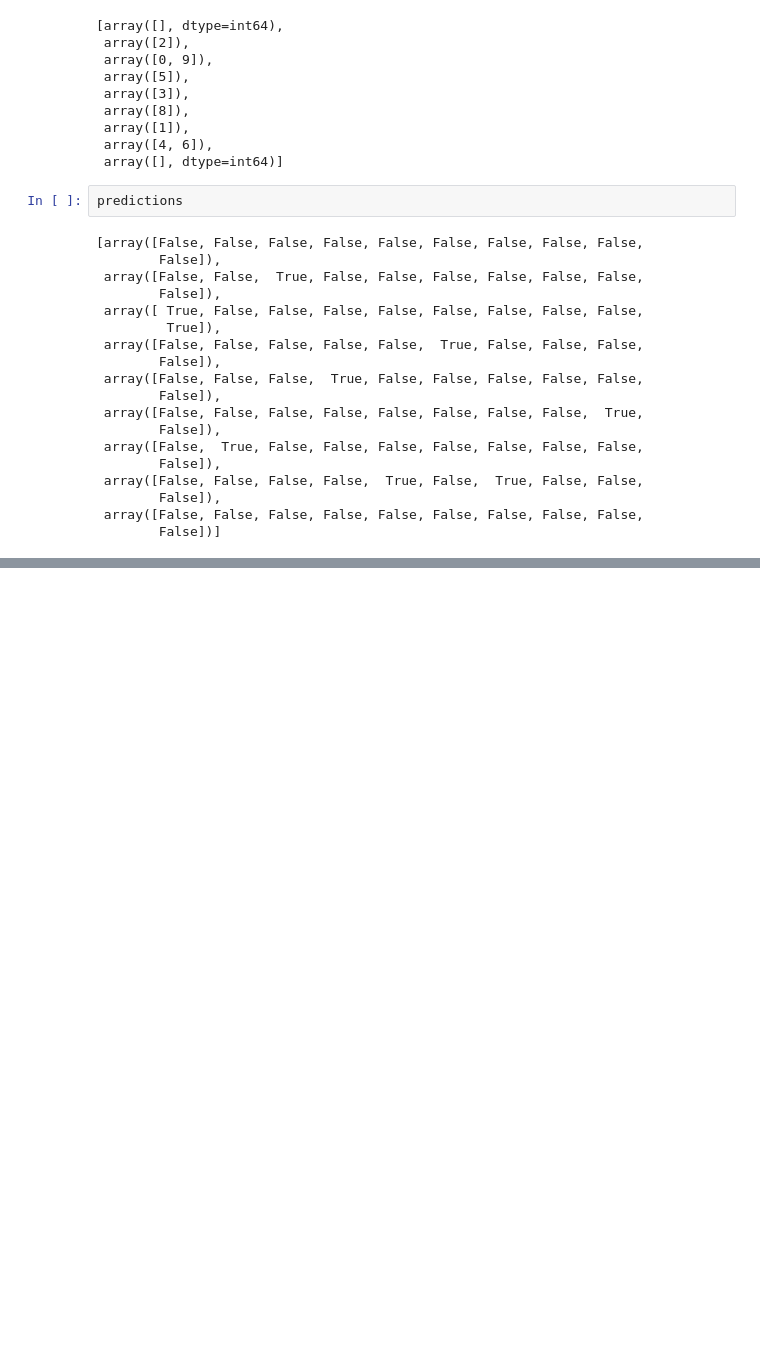
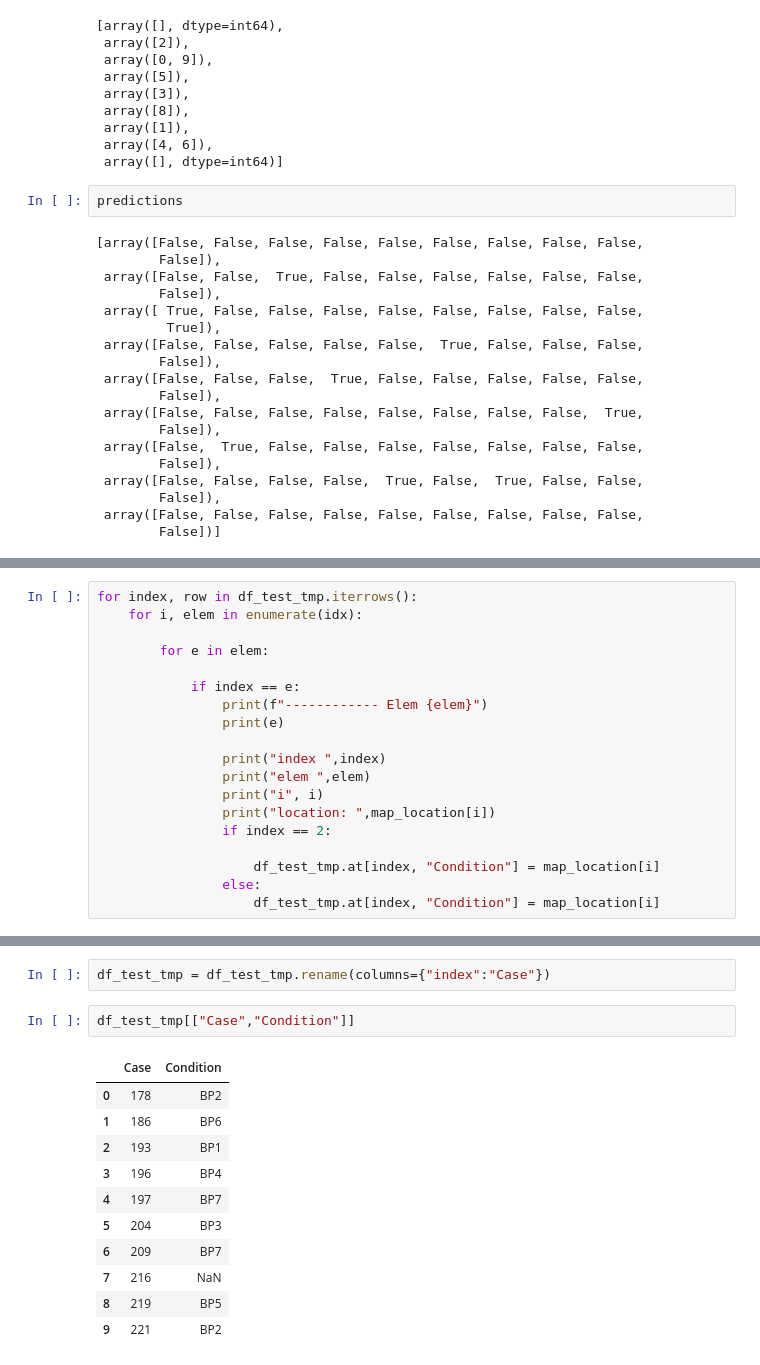
Before and after one commit to alexxdediu/Data-Challenge-PHM-Asia-Pacific-2023, a Jupyter notebook: models/model_task_3.ipynb, the cells around one changed output, grey strips where cells are left out. Drawn from its saved outputs; the diff is of its cells as text; blank space fills up the shorter version.

```diff
--- a/models/model_task_3.ipynb
+++ b/models/model_task_3.ipynb
@@ -424,0 +494,19 @@ df_test
+# %%
+for index, row in df_test_tmp.iterrows():
+    for i, elem in enumerate(idx):
+
+        for e in elem:
+
+            if index == e:
+                print(f"------------ Elem {elem}")
+                print(e)
+
+                print("index ",index)
+                print("elem ",elem)
+                print("i", i)
+                print("location: ",map_location[i])
+                if index == 2:
+
+                    df_test_tmp.at[index, "Condition"] = map_location[i]
+                else:
+                    df_test_tmp.at[index, "Condition"] = map_location[i]
@@ -424,0 +531,16 @@ df_test
+# %%
+df_test_tmp = df_test_tmp.rename(columns={"index":"Case"})
+# %%
+df_test_tmp[["Case","Condition"]]
+# %% [output]
+|  | Case | Condition |
+| 0 | 178 | BP2 |
+| 1 | 186 | BP6 |
+| 2 | 193 | BP1 |
+| 3 | 196 | BP4 |
+| 4 | 197 | BP7 |
+| 5 | 204 | BP3 |
+| 6 | 209 | BP7 |
+| 7 | 216 | NaN |
+| 8 | 219 | BP5 |
+| 9 | 221 | BP2 |
```
Also changed, not shown: parts of 10 cells of this notebook, 1 other file.
